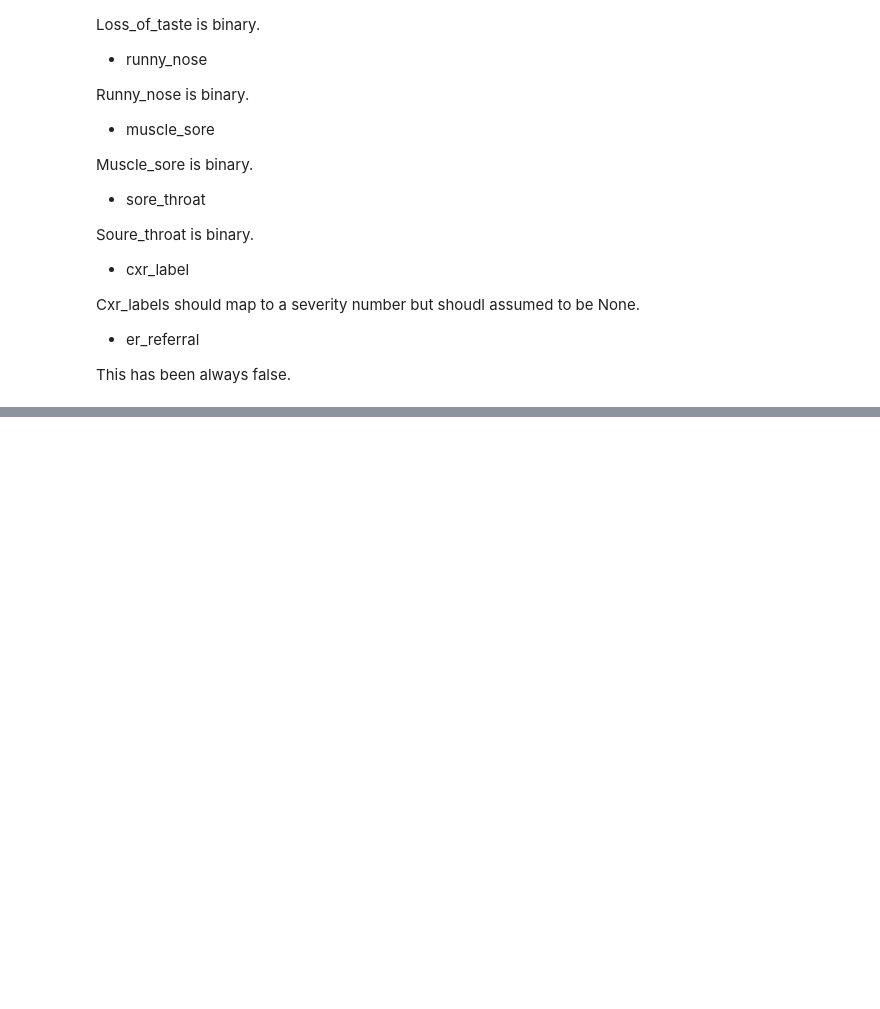
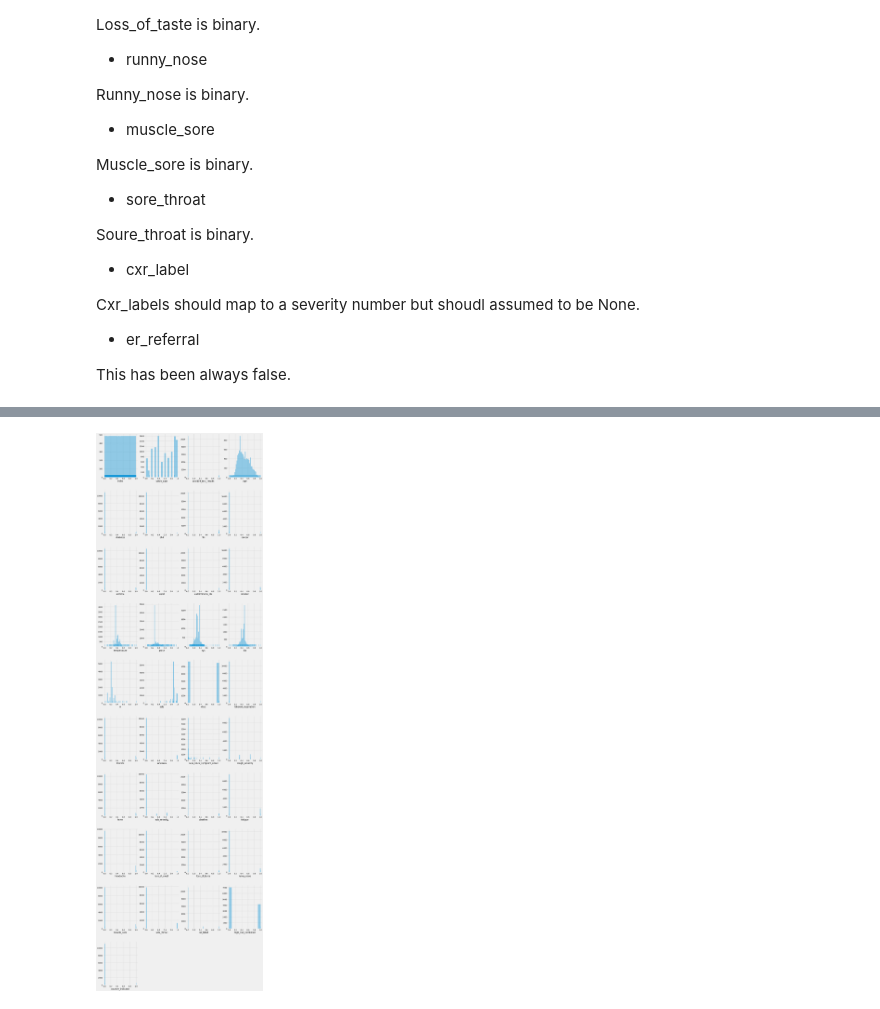
Before and after one commit to ayjayt/ayjayt.github.io, a Jupyter notebook: notebooks/normalize.ipynb, the cells around one changed output, grey strips where cells are left out. Cells and saved outputs as stored; diff of their text form; code cells hidden in the pictures; blank space fills up the shorter version.

```diff
--- a/notebooks/normalize.ipynb
+++ b/notebooks/normalize.ipynb
@@ -642,0 +523,4 @@ _ = df.apply(plotDataDistributions, axis='index')
+# %%
+da.plotDataDistributions(df)
+# %% [output]
+[figure, added]
```
Also changed, not shown: parts of 11 cells of this notebook, 2 other files.
